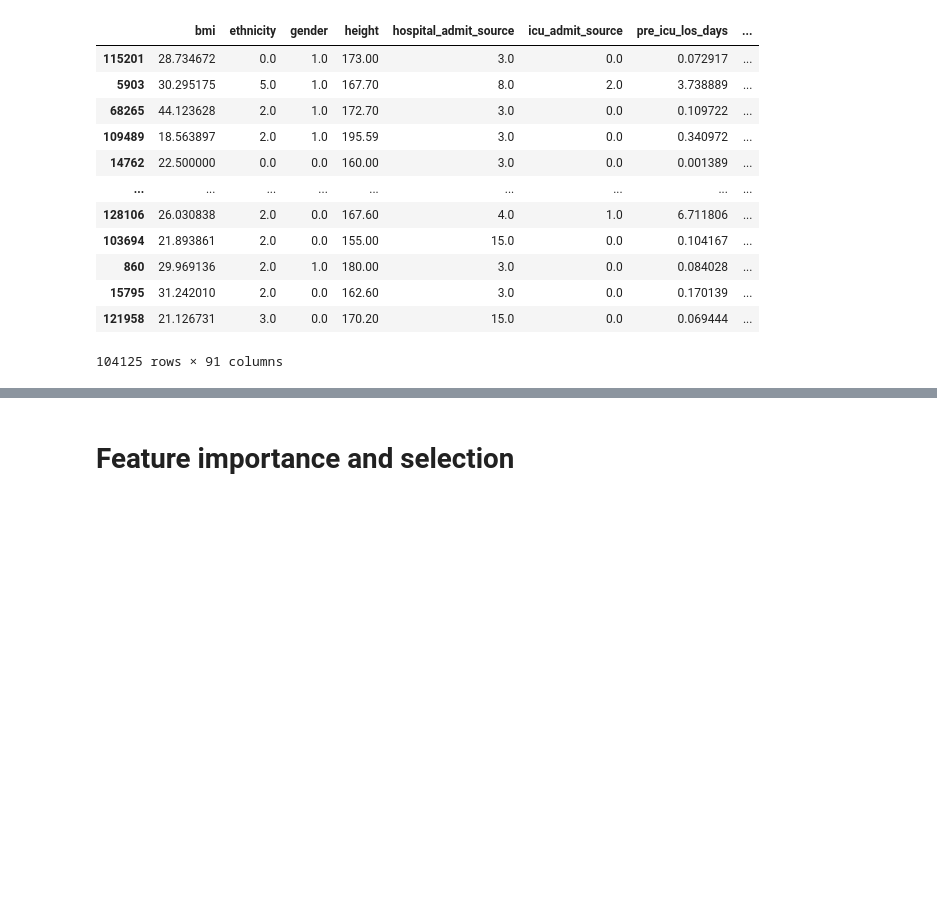
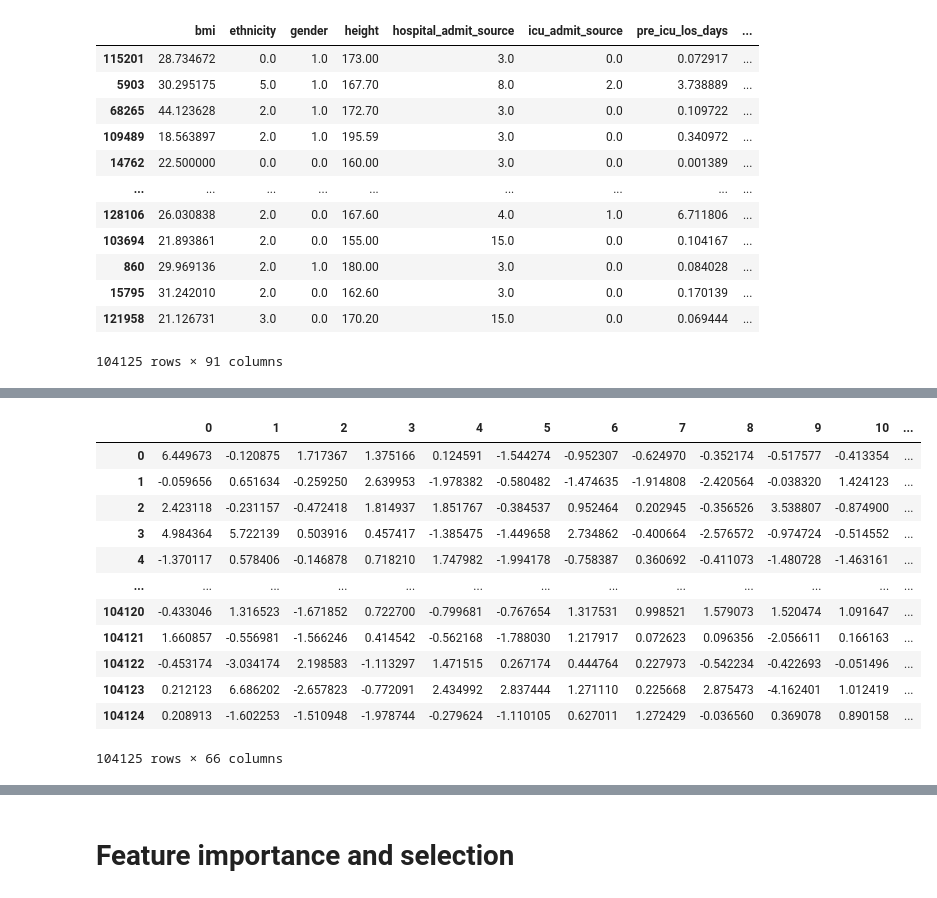
Before and after one commit to bvchand/Diabetes-detection-in-ICU-patients, a Jupyter notebook: diabetes_feature_selection.ipynb, the cells around one changed output, grey strips where cells are left out. Saved outputs shown, nothing was run; the diff lists cells and outputs as text; code cells hidden in the pictures; blank space fills up the shorter version.

```diff
--- a/diabetes_feature_selection.ipynb
+++ b/diabetes_feature_selection.ipynb
@@ -64,0 +119,21 @@ KNN_imputed_trainX
+# %%
+#choose 99 percent variance
+pca = PCA(.99)
+
+principalComponents = pca.fit_transform(scaled)
+principalDf = pd.DataFrame(data = principalComponents)
+principalDf
+# %% [output]
+|  | 0 | 1 | 2 | 3 | 4 | 5 | 6 | 7 | 8 | 9 | 10 | ... |
+| 0 | 6.449673 | -0.120875 | 1.717367 | 1.375166 | 0.124591 | -1.544274 | -0.952307 | -0.624970 | -0.352174 | -0.517577 | -0.413354 | ... |
+| 1 | -0.059656 | 0.651634 | -0.259250 | 2.639953 | -1.978382 | -0.580482 | -1.474635 | -1.914808 | -2.420564 | -0.038320 | 1.424123 | ... |
+| 2 | 2.423118 | -0.231157 | -0.472418 | 1.814937 | 1.851767 | -0.384537 | 0.952464 | 0.202945 | -0.356526 | 3.538807 | -0.874900 | ... |
+| 3 | 4.984364 | 5.722139 | 0.503916 | 0.457417 | -1.385475 | -1.449658 | 2.734862 | -0.400664 | -2.576572 | -0.974724 | -0.514552 | ... |
+| 4 | -1.370117 | 0.578406 | -0.146878 | 0.718210 | 1.747982 | -1.994178 | -0.758387 | 0.360692 | -0.411073 | -1.480728 | -1.463161 | ... |
+| ... | ... | ... | ... | ... | ... | ... | ... | ... | ... | ... | ... | ... |
+| 104120 | -0.433046 | 1.316523 | -1.671852 | 0.722700 | -0.799681 | -0.767654 | 1.317531 | 0.998521 | 1.579073 | 1.520474 | 1.091647 | ... |
+| 104121 | 1.660857 | -0.556981 | -1.566246 | 0.414542 | -0.562168 | -1.788030 | 1.217917 | 0.072623 | 0.096356 | -2.056611 | 0.166163 | ... |
+| 104122 | -0.453174 | -3.034174 | 2.198583 | -1.113297 | 1.471515 | 0.267174 | 0.444764 | 0.227973 | -0.542234 | -0.422693 | -0.051496 | ... |
+| 104123 | 0.212123 | 6.686202 | -2.657823 | -0.772091 | 2.434992 | 2.837444 | 1.271110 | 0.225668 | 2.875473 | -4.162401 | 1.012419 | ... |
+| 104124 | 0.208913 | -1.602253 | -1.510948 | -1.978744 | -0.279624 | -1.110105 | 0.627011 | 1.272429 | -0.036560 | 0.369078 | 0.890158 | ... |
+104125 rows × 66 columns
```
Also changed, not shown: parts of 13 cells of this notebook.
